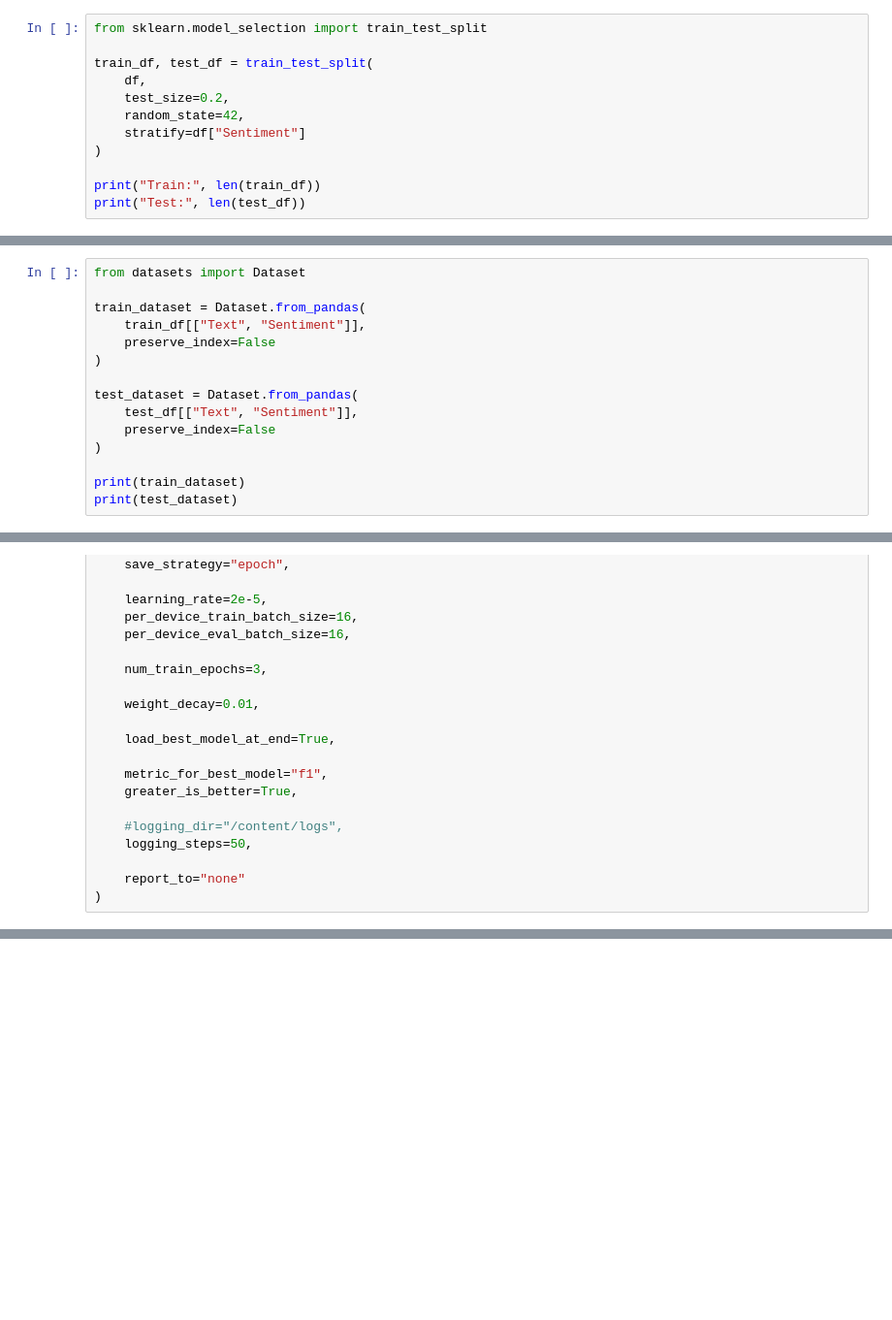
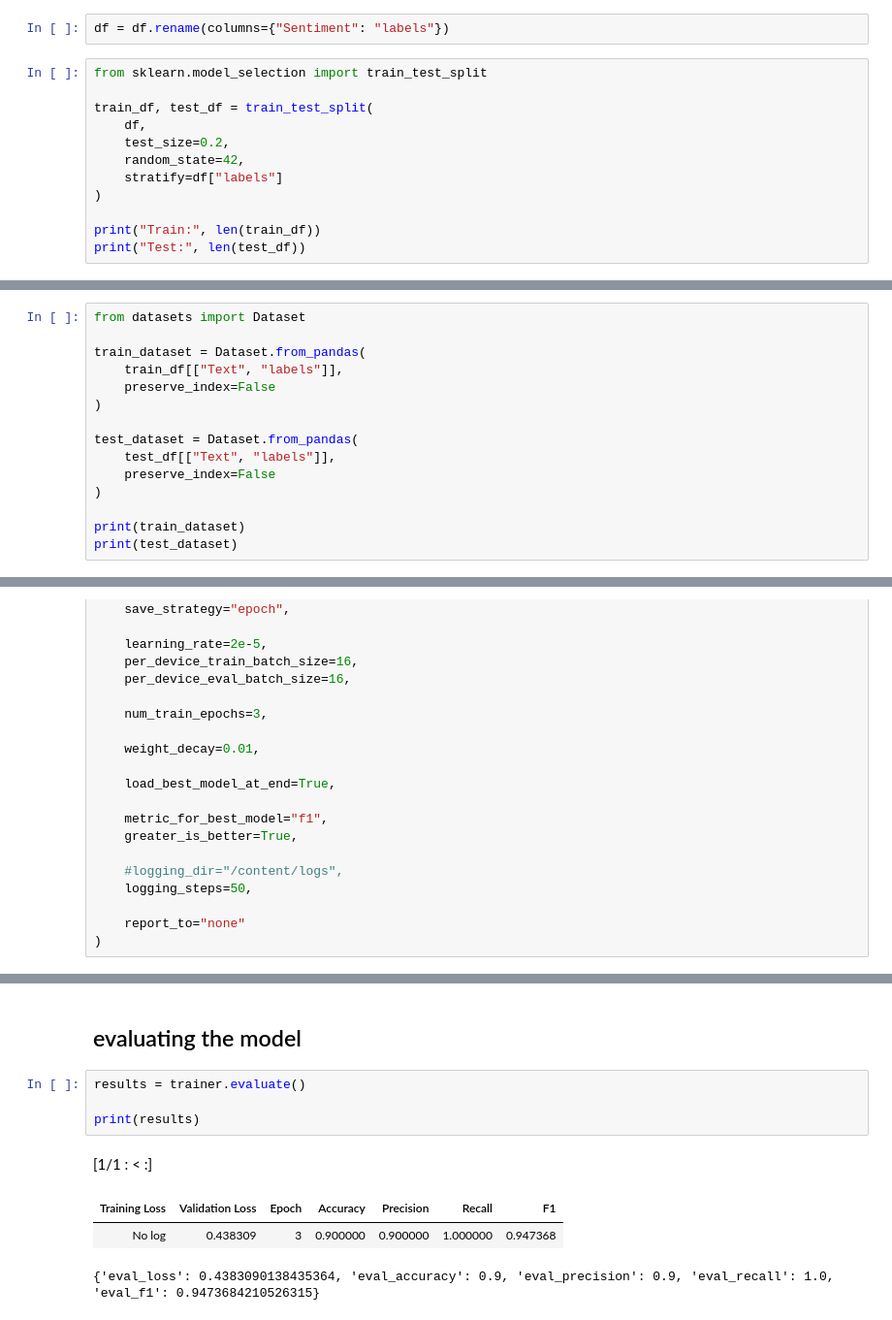
Before and after one commit to emmanuelmassawe/Sentiment-Analysis-with-huggingface_transformers, a Jupyter notebook: Sentiment_Analysis_with_huggingface_transformers_.ipynb, the cells around one changed output, grey strips where cells are left out. Shown at 97% size. Saved outputs shown, nothing was run; the diff lists cells and outputs as text; blank space fills up the shorter version.

```diff
--- a/Sentiment_Analysis_with_huggingface_transformers_.ipynb
+++ b/Sentiment_Analysis_with_huggingface_transformers_.ipynb
@@ -143,6 +143,8 @@ df.head(2)
 | 1 | Traffic was terrible this morning... | 0 |
 # %% [markdown]
 ## performing train_test and split
+# %%
+df = df.rename(columns={"Sentiment": "labels"})
 # %%
 from sklearn.model_selection import train_test_split
 
@@ -150,7 +152,7 @@ train_df, test_df = train_test_split(
     df,
     test_size=0.2,
     random_state=42,
-    stratify=df["Sentiment"]
+    stratify=df["labels"]
 )
 
 print("Train:", len(train_df))
@@ -164,12 +166,12 @@ Test: 10
 from datasets import Dataset
 
 train_dataset = Dataset.from_pandas(
-    train_df[["Text", "Sentiment"]],
+    train_df[["Text", "labels"]],
     preserve_index=False
 )
 
 test_dataset = Dataset.from_pandas(
-    test_df[["Text", "Sentiment"]],
+    test_df[["Text", "labels"]],
     preserve_index=False
 )
 
@@ -325,0 +335,11 @@ ValueError: The model did not return a loss from the inputs, only the following
+# %% [markdown]
+## evaluating the model
+# %%
+results = trainer.evaluate()
+
+print(results)
+# %% [output]
+[1/1 : < :]
+| Training Loss | Validation Loss | Epoch | Accuracy | Precision | Recall | F1 |
+| No log | 0.438309 | 3 | 0.900000 | 0.900000 | 1.000000 | 0.947368 |
+{'eval_loss': 0.4383090138435364, 'eval_accuracy': 0.9, 'eval_precision': 0.9, 'eval_recall': 1.0, 'eval_f1': 0.9473684210526315}
```
Also changed, not shown: parts of 6 cells of this notebook.
